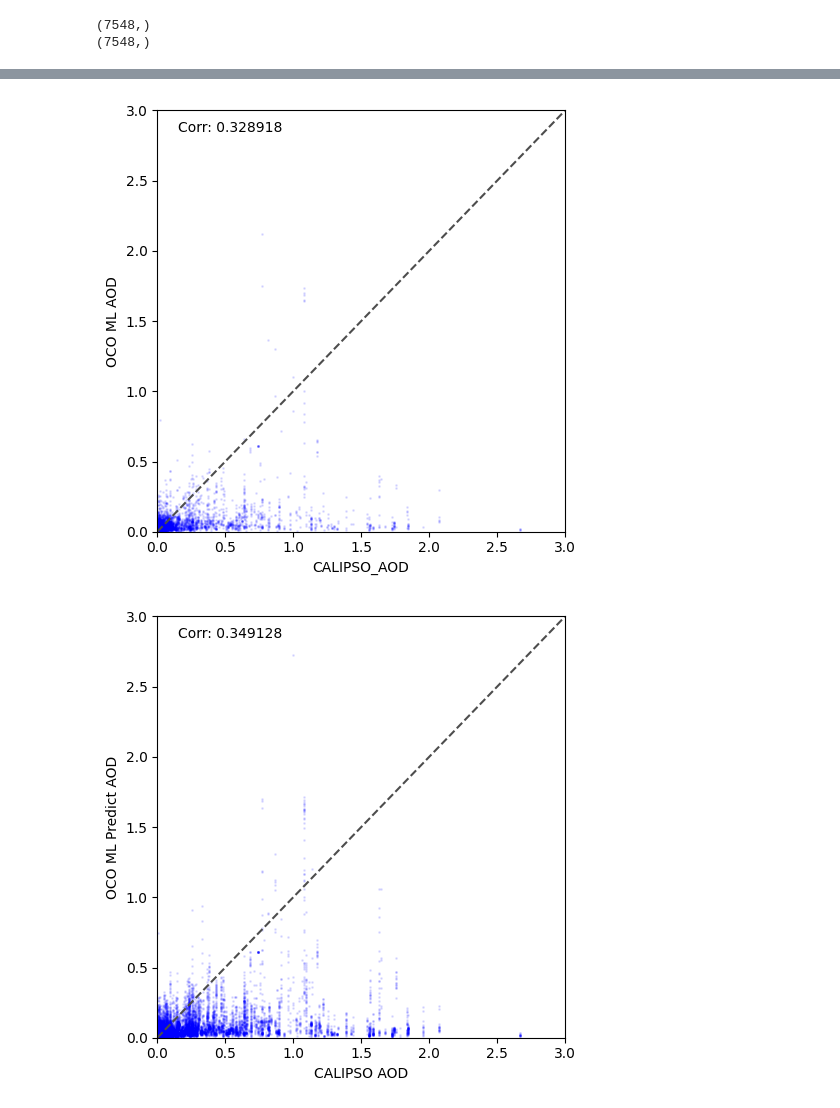
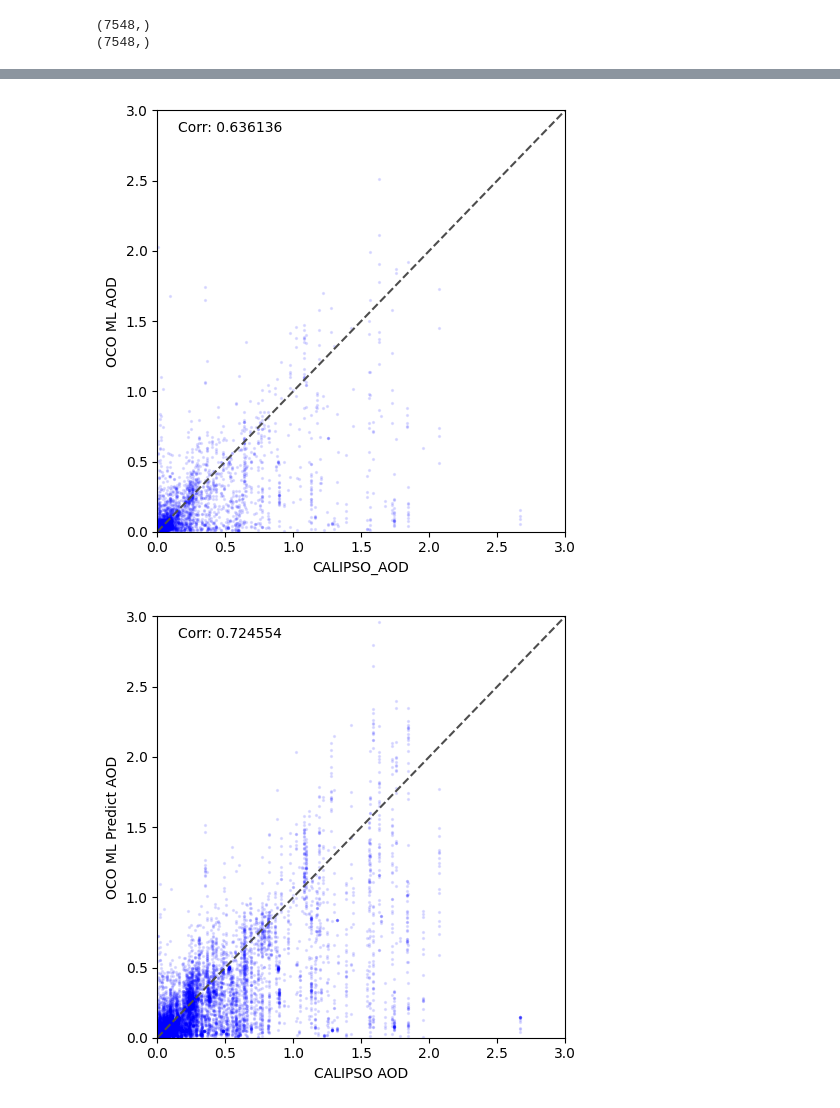
Before and after one commit to kevinpeng78/VolcanoML, a Jupyter notebook: NN_test.ipynb, the cells around one changed output, grey strips where cells are left out. Cells and saved outputs as stored; diff of their text form; code cells hidden in the pictures.

Commit message:
increased model complexity, changed standardization to normalization

```diff
--- a/NN_test.ipynb
+++ b/NN_test.ipynb
@@ -1,5 +1,5 @@
 # %%
-from sklearn.preprocessing import StandardScaler
+from sklearn.preprocessing import MinMaxScaler
 from sklearn.model_selection import train_test_split
 import pandas as pd
 import numpy as np
@@ -17,7 +17,7 @@ X_test = test_dataset.drop(['ALH_CALIPSO', 'MODIS_AOD', 'COD_CALIPSO', 'AOD_OCO'
 y_train_calipso = (train_dataset["AOD_CALIPSO"])
 y_test_calipso = (test_dataset["AOD_CALIPSO"])
 
-sc = StandardScaler()
+sc = MinMaxScaler()
 X_train = pd.DataFrame(sc.fit_transform(X_train), columns = X_train.columns)
 X_test = pd.DataFrame(sc.transform(X_test), columns = X_test.columns)
 
@@ -138,7 +157,7 @@ def plot_scatter(
 
     LIMIT = 3.0
     plt.figure(figsize=(5, 5))
-    plt.scatter(X, Y, s=1, c="b", alpha=0.1)
+    plt.scatter(X, Y, s=2, c="b", alpha=0.1)
     plt.plot([0, 10], [0, 10], ls="--", c=".3")
     # calc and plot correlation coefficient
     mask = np.logical_and(X > 0, Y > 0)
@@ -164,2 +183,2 @@ plot_scatter(y_train_calipso, train_pred, "CALIPSO_train", "AOD")
-[figure, old version]
+[figure, new version]
-[figure, old version]
+[figure, new version]
```
Also changed, not shown: parts of 6 cells of this notebook, 4 other files.
